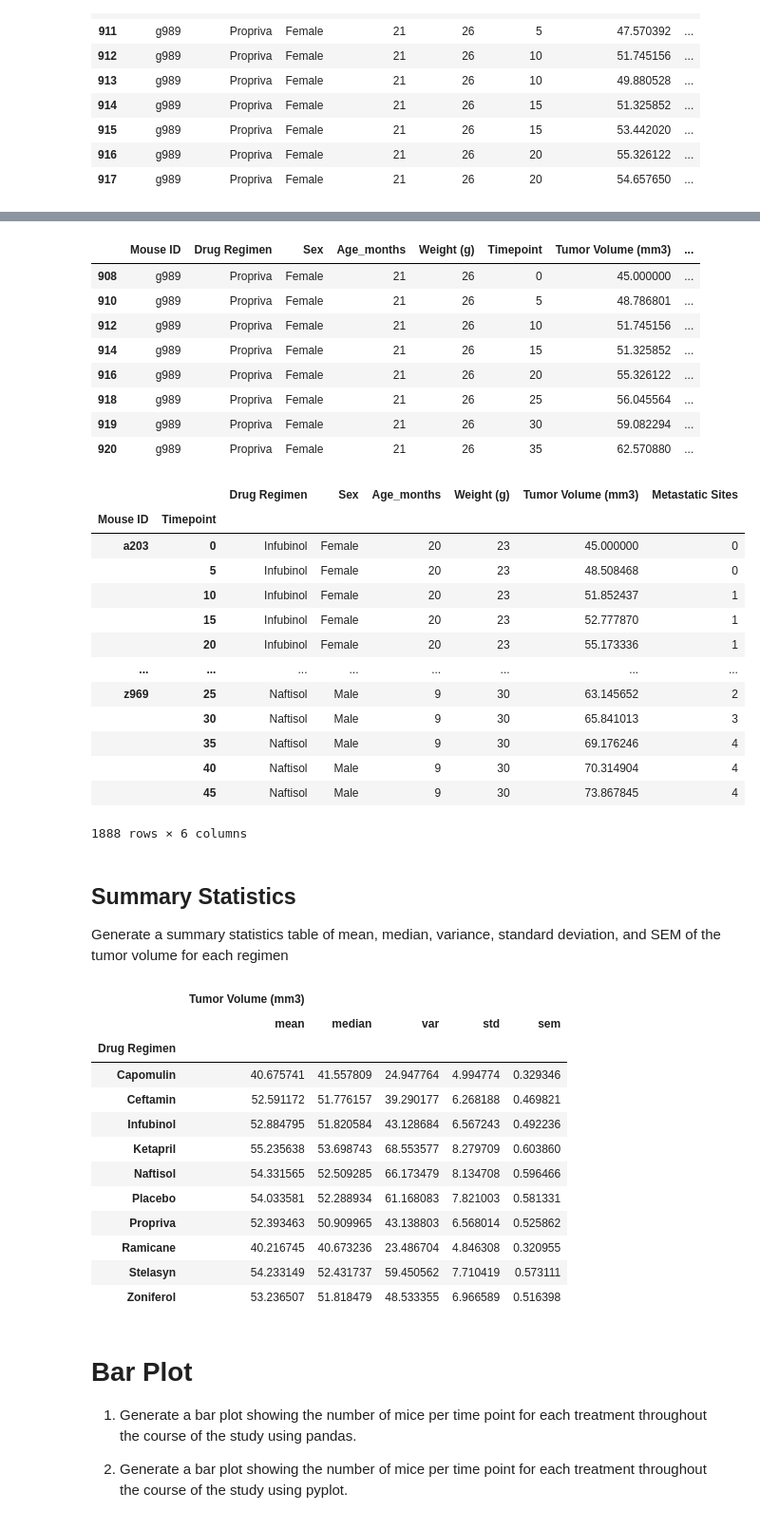
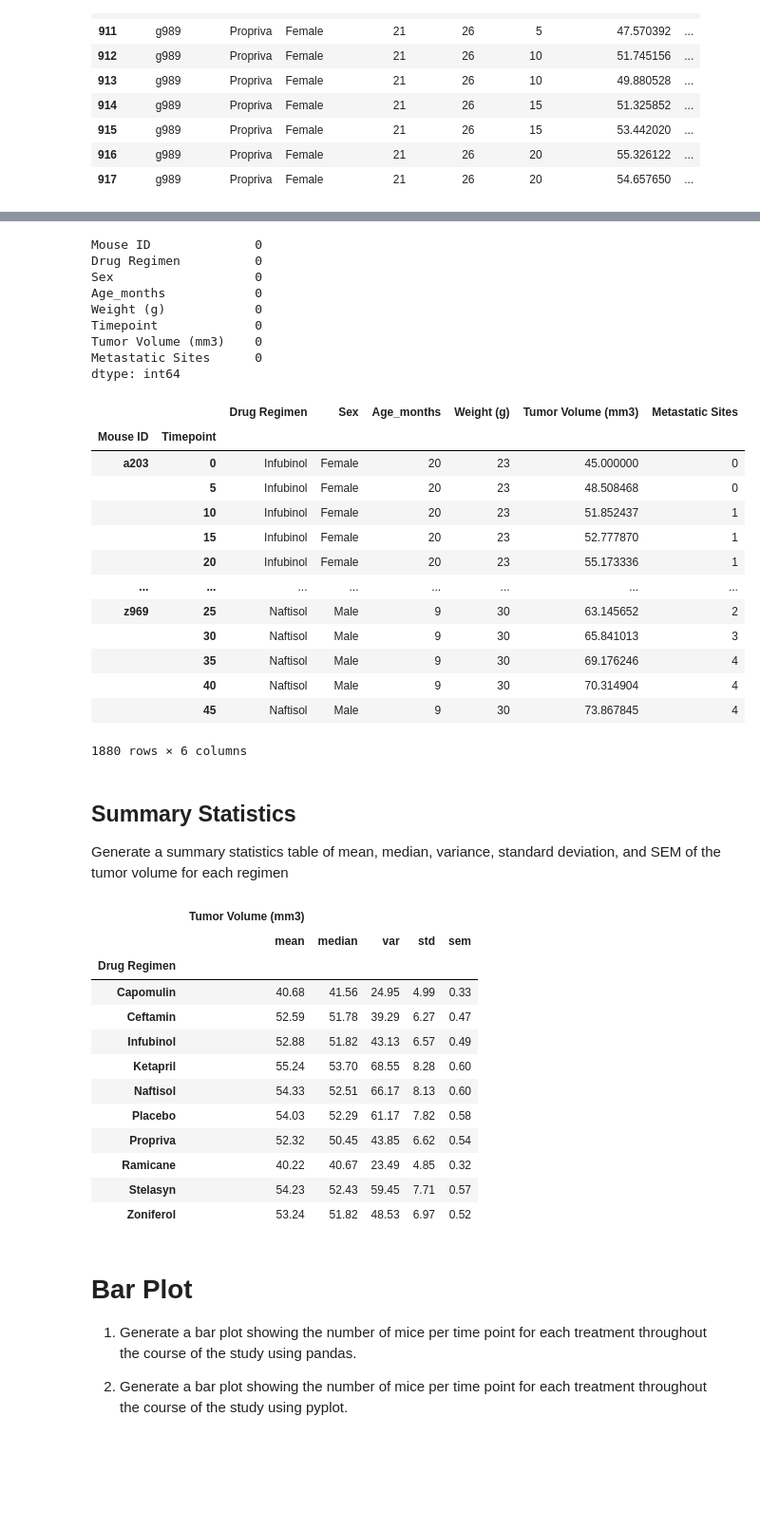
Before and after one commit to nbolt1989/matplotlib_challenge, a Jupyter notebook: Pymaceuticals.ipynb, the cells around one changed output, grey strips where cells are left out. Shown: that part at 95% size. Cells and saved outputs as stored; diff of their text form; code cells hidden in the pictures; blank space fills up the shorter version.

```diff
--- a/Pymaceuticals.ipynb
+++ b/Pymaceuticals.ipynb
@@ -73,9 +78,11 @@ findthedup_df
 | 917 | g989 | Propriva | Female | 21 | 26 | 20 | 54.657650 | ... |
 # %%
 # Create a clean DataFrame by dropping the duplicate mouse by its ID.
-# now I need to drop the duplicates for g989.
-# we can also confirm 5 have been dropped by checking the row length; it decreased from 1893 to 1888.
-clean_df = merged_df.drop_duplicates(subset=['Mouse ID','Timepoint'],keep='first')
+# now I need to drop all of g989 since it has duplicates. The wording is vague but I am dropping it all
+# we can also confirm they have been dropped by checking the row length; it decreased from 1893 to 1880.
+#clean_df = merged_df.drop_duplicates(subset=['Mouse ID','Timepoint'],keep='first')
+#clean_df
+clean_df = merged_df[merged_df['Mouse ID'] != 'g989']
 clean_df
 # %% [output]
 |  | Mouse ID | Drug Regimen | Sex | Age_months | Weight (g) | Timepoint | Tumor Volume (mm3) | ... |
@@ -109,24 +116,24 @@ clean_df['Timepoint'].value_counts()
 Name: Timepoint, dtype: int64
 # %%
 # Checking the number of mice in the clean DataFrame part 2:
-# I want to show, again, that the mouse at g989 does not have any more duplicates. A .loc equaling the mouse ID
+# I want to show, again, that the mouse at g989 is not there. A .loc equaling the mouse ID
 # should suffice.
-#This will show that the mouse we found to be a duplicate has been removed.
-doubleclean_df = clean_df.loc[clean_df['Mouse ID'] == 'g989']
-doubleclean_df
+#This will show that the mouse we found to be a duplicate has been removed entirely.
+double_clean_df = clean_df.loc[clean_df['Mouse ID']=='g989'].count()
+double_clean_df
 # %% [output]
-|  | Mouse ID | Drug Regimen | Sex | Age_months | Weight (g) | Timepoint | Tumor Volume (mm3) | ... |
-| 908 | g989 | Propriva | Female | 21 | 26 | 0 | 45.000000 | ... |
-| 910 | g989 | Propriva | Female | 21 | 26 | 5 | 48.786801 | ... |
-| 912 | g989 | Propriva | Female | 21 | 26 | 10 | 51.745156 | ... |
-| 914 | g989 | Propriva | Female | 21 | 26 | 15 | 51.325852 | ... |
-| 916 | g989 | Propriva | Female | 21 | 26 | 20 | 55.326122 | ... |
-| 918 | g989 | Propriva | Female | 21 | 26 | 25 | 56.045564 | ... |
-| 919 | g989 | Propriva | Female | 21 | 26 | 30 | 59.082294 | ... |
-| 920 | g989 | Propriva | Female | 21 | 26 | 35 | 62.570880 | ... |
+Mouse ID              0
+Drug Regimen          0
+Sex                   0
+Age_months            0
+Weight (g)            0
+Timepoint             0
+Tumor Volume (mm3)    0
+Metastatic Sites      0
+dtype: int64
 # %%
-#Look at possibly doing a group by for each unique mouse by their ID, this will allow me to
-#see their timepoints. This is more for my clarity to see a different style of set up.
+#Look at possibly doing a groupby for each unique mouse by their ID, this will allow me to
+#see their timepoints. This is more for my clarity to see a different style of set up and is entirely preference.
 groupbyID_df = clean_df.groupby(['Mouse ID','Timepoint'])
 groupbyID_df.first()
 # %% [output]
@@ -143,28 +150,31 @@ groupbyID_df.first()
 |  | 35 | Naftisol | Male | 9 | 30 | 69.176246 | 4 |
 |  | 40 | Naftisol | Male | 9 | 30 | 70.314904 | 4 |
 |  | 45 | Naftisol | Male | 9 | 30 | 73.867845 | 4 |
-1888 rows × 6 columns
+1880 rows × 6 columns
 # %% [markdown]
 ## Summary Statistics
 Generate a summary statistics table of mean, median, variance, standard deviation, and SEM of the tumor volume for each regimen
 # %%
-#here I want to a groupby with a .agg, I think that will be the easiest to code as opposed to
-# creating a bunch of variables for the summary stats by regimen.
-clean_df.groupby('Drug Regimen').agg({'Tumor Volume (mm3)': ['mean', 'median','var','std','sem']})
+# here I want to do a groupby with a .agg, I think that will be the easiest to code as opposed to
+# creating a bunch of variables for the summary stats by regimen and assigning them to a dictionary.
+# I used this as an aid for my .agg:
+# https://pandas.pydata.org/docs/getting_started/intro_tutorials/06_calculate_statistics.html
+stats_sum_df = clean_df.groupby('Drug Regimen').agg({'Tumor Volume (mm3)': ['mean', 'median','var','std','sem']})
+stats_sum_df.round(2)
 # %% [output]
 |  | Tumor Volume (mm3) |  |  |  |  |
 |  | mean | median | var | std | sem |
 | Drug Regimen |  |  |  |  |  |
-| Capomulin | 40.675741 | 41.557809 | 24.947764 | 4.994774 | 0.329346 |
-| Ceftamin | 52.591172 | 51.776157 | 39.290177 | 6.268188 | 0.469821 |
-| Infubinol | 52.884795 | 51.820584 | 43.128684 | 6.567243 | 0.492236 |
-| Ketapril | 55.235638 | 53.698743 | 68.553577 | 8.279709 | 0.603860 |
-| Naftisol | 54.331565 | 52.509285 | 66.173479 | 8.134708 | 0.596466 |
-| Placebo | 54.033581 | 52.288934 | 61.168083 | 7.821003 | 0.581331 |
-| Propriva | 52.393463 | 50.909965 | 43.138803 | 6.568014 | 0.525862 |
-| Ramicane | 40.216745 | 40.673236 | 23.486704 | 4.846308 | 0.320955 |
-| Stelasyn | 54.233149 | 52.431737 | 59.450562 | 7.710419 | 0.573111 |
-| Zoniferol | 53.236507 | 51.818479 | 48.533355 | 6.966589 | 0.516398 |
+| Capomulin | 40.68 | 41.56 | 24.95 | 4.99 | 0.33 |
+| Ceftamin | 52.59 | 51.78 | 39.29 | 6.27 | 0.47 |
+| Infubinol | 52.88 | 51.82 | 43.13 | 6.57 | 0.49 |
+| Ketapril | 55.24 | 53.70 | 68.55 | 8.28 | 0.60 |
+| Naftisol | 54.33 | 52.51 | 66.17 | 8.13 | 0.60 |
+| Placebo | 54.03 | 52.29 | 61.17 | 7.82 | 0.58 |
+| Propriva | 52.32 | 50.45 | 43.85 | 6.62 | 0.54 |
+| Ramicane | 40.22 | 40.67 | 23.49 | 4.85 | 0.32 |
+| Stelasyn | 54.23 | 52.43 | 59.45 | 7.71 | 0.57 |
+| Zoniferol | 53.24 | 51.82 | 48.53 | 6.97 | 0.52 |
 # %% [markdown]
 # Bar Plot
 1) Generate a bar plot showing the number of mice per time point for
```
Also changed, not shown: parts of 18 cells of this notebook.
